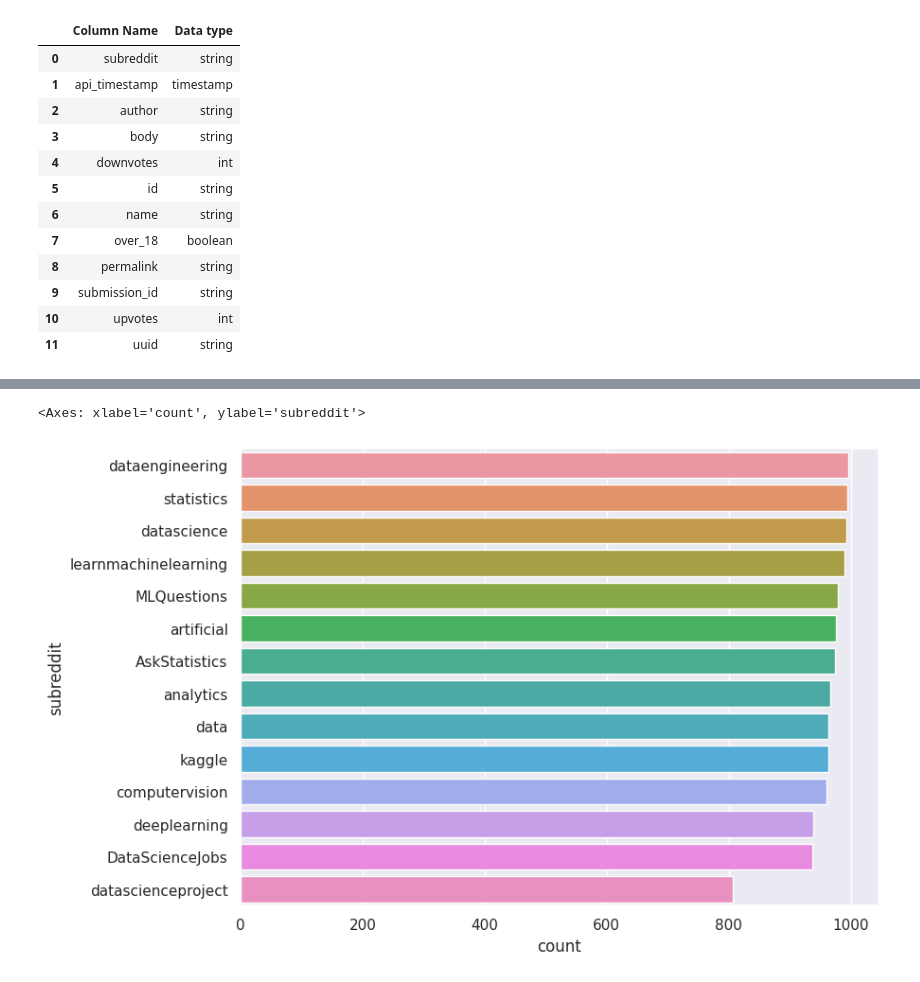
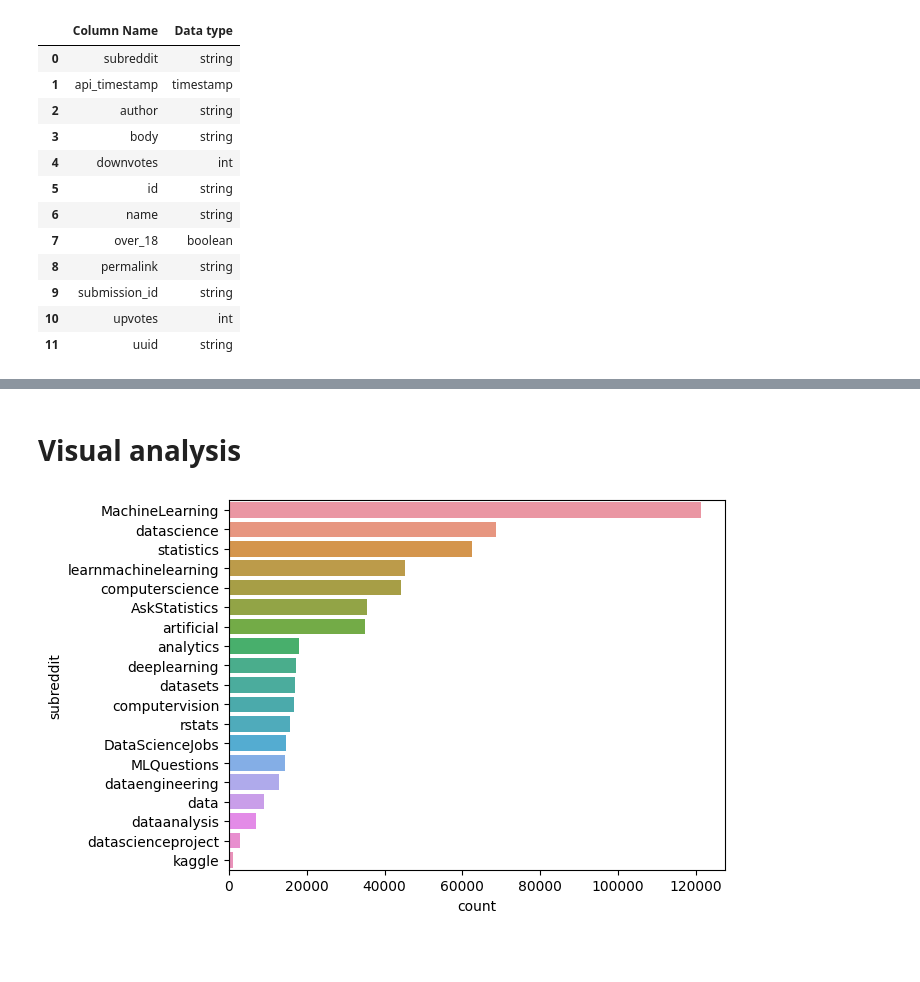
Before and after one commit to SolidCake98/reddit_big_data, a Jupyter notebook: notebooks/EDA.ipynb, the cells around one changed output, grey strips where cells are left out. Saved outputs shown, nothing was run; the diff lists cells and outputs as text; code cells hidden in the pictures; blank space fills up the shorter version.

Commit message:
Full analysis

```diff
--- a/notebooks/EDA.ipynb
+++ b/notebooks/EDA.ipynb
@@ -155,10 +140,14 @@ sn.barplot(
-# %%
-sn.barplot(df_comments.groupBy(F.col("subreddit")). \
-    count(). \
-    sort(F.desc("count")). \
-    toPandas(),
-    y="subreddit", x="count", orient="h"
-)
-# %% [output]
-<Axes: xlabel='count', ylabel='subreddit'>
-[figure, removed]
+# %% [markdown]
+# Visual analysis
+# %%
+def num_posts_distribution(df: "pyspark.sql.dataframe.DataFrame") -> None:
+    sn.barplot(df_posts.groupBy(F.col("subreddit")). \
+        count(). \
+        sort(F.desc("count")). \
+        toPandas(),
+        y="subreddit", x="count", orient="h"
+    )
+# %%
+num_posts_distribution(df_posts)
+# %% [output]
+[figure, added]
```
Also changed, not shown: parts of 49 cells of this notebook, 14 other files.
